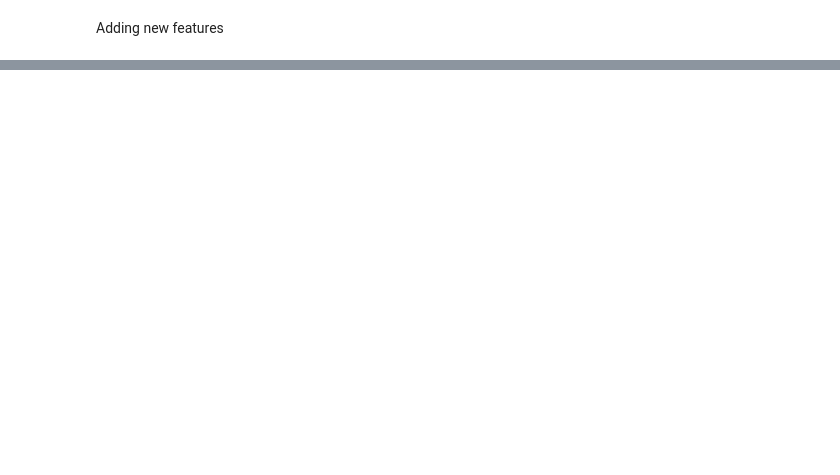
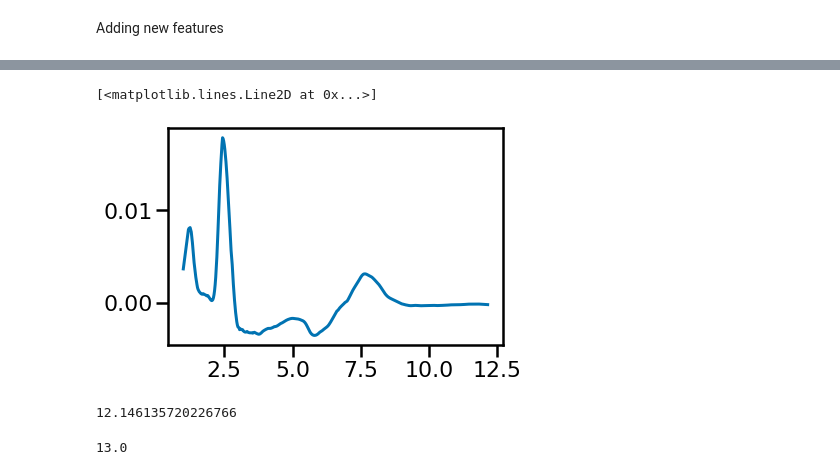
Before and after one commit to ojhall94/michael, a Jupyter notebook: Examples/Example.ipynb, the cells around one changed output, grey strips where cells are left out. Drawn from its saved outputs; the diff is of its cells as text; code cells hidden in the pictures; blank space fills up the shorter version.

```diff
--- a/Examples/Example.ipynb
+++ b/Examples/Example.ipynb
@@ -90,0 +112,13 @@ wwz = j.void['wwz']
+# %%
+plt.plot(vizacf.time.value, compacf)
+# %% [output]
+[<matplotlib.lines.Line2D at 0x...>]
+[figure, added]
+# %%
+xnew.max()
+# %% [output]
+12.146135720226766
+# %%
+x.max()
+# %% [output]
+13.0
```
Also changed, not shown: parts of 16 cells of this notebook, 1 other file.
